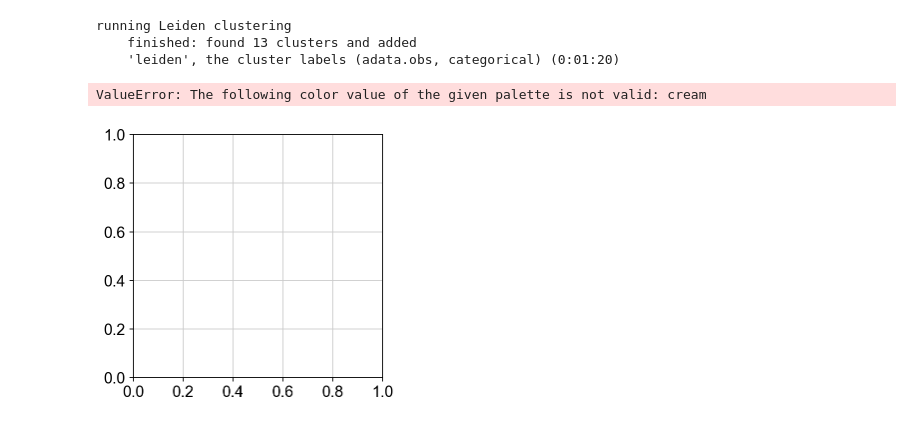
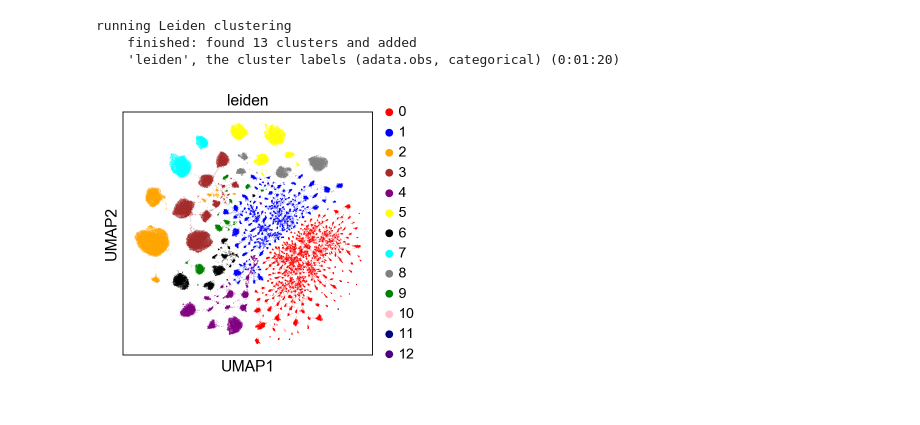
Before and after one commit to srazavi/Clustering_visualization, a Jupyter notebook: clustering.ipynb, the cells around one changed output. Saved outputs shown, nothing was run; the diff lists cells and outputs as text; code cells hidden in the pictures.

Commit message:
previous commit included the wrong version of this file. The palette colors had to be changed.

```diff
--- a/clustering.ipynb
+++ b/clustering.ipynb
@@ -68,7 +68,6 @@ running Leiden clustering
     finished: found 13 clusters and added
     'leiden', the cluster labels (adata.obs, categorical) (0:01:20)
 # %%
-sc.pl.umap(adata, color='leiden', palette=['red','blue','orange','brown','purple','yellow','black','cyan','grey','green','pink','cream','indigo'])
+sc.pl.umap(adata, color='leiden', palette=['red','blue','orange','brown','purple','yellow','black','cyan','grey','green','pink','navy','indigo'])
 # %% [output]
-ValueError: The following color value of the given palette is not valid: cream
-[figure, old version]
+[figure, new version]
```
Also changed, not shown: parts of 2 cells of this notebook.
